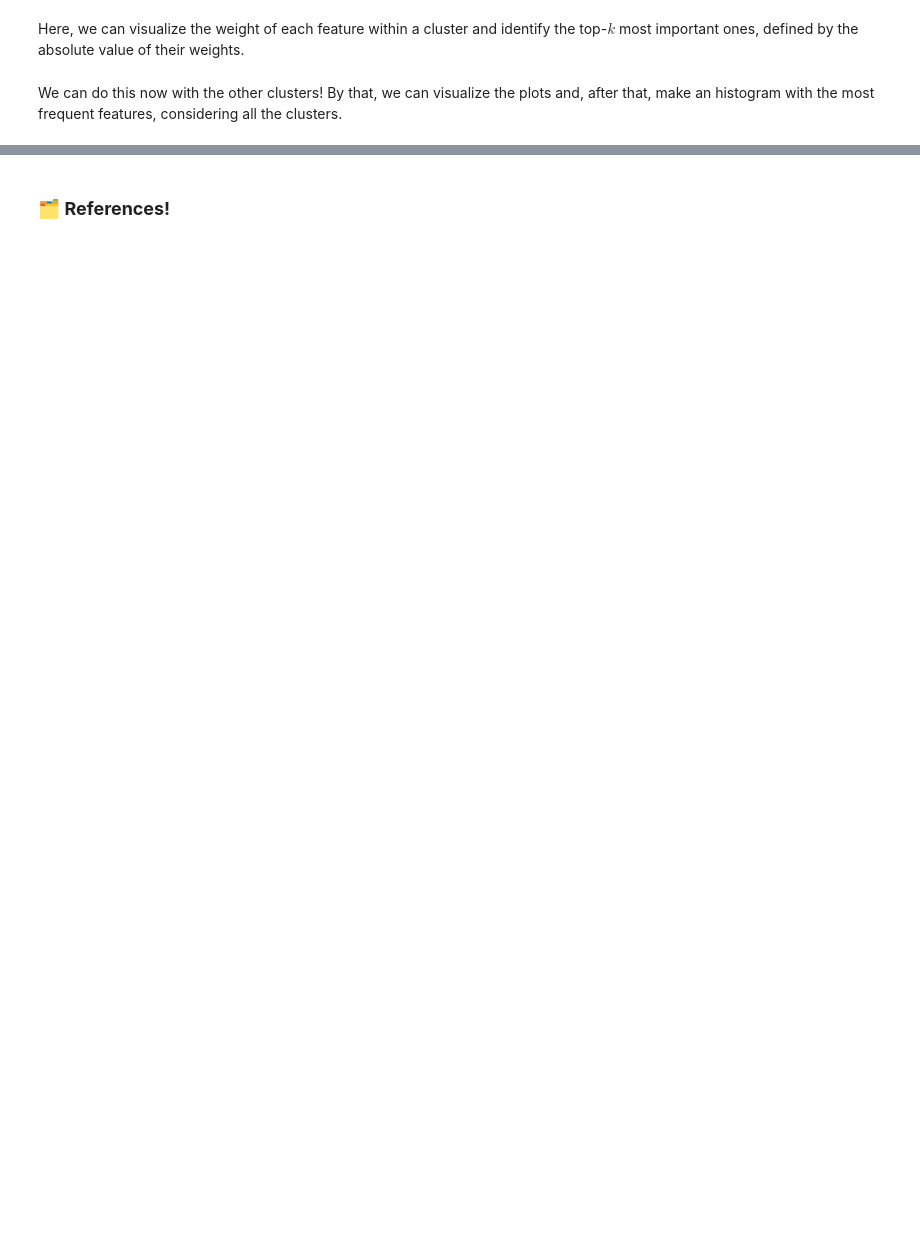
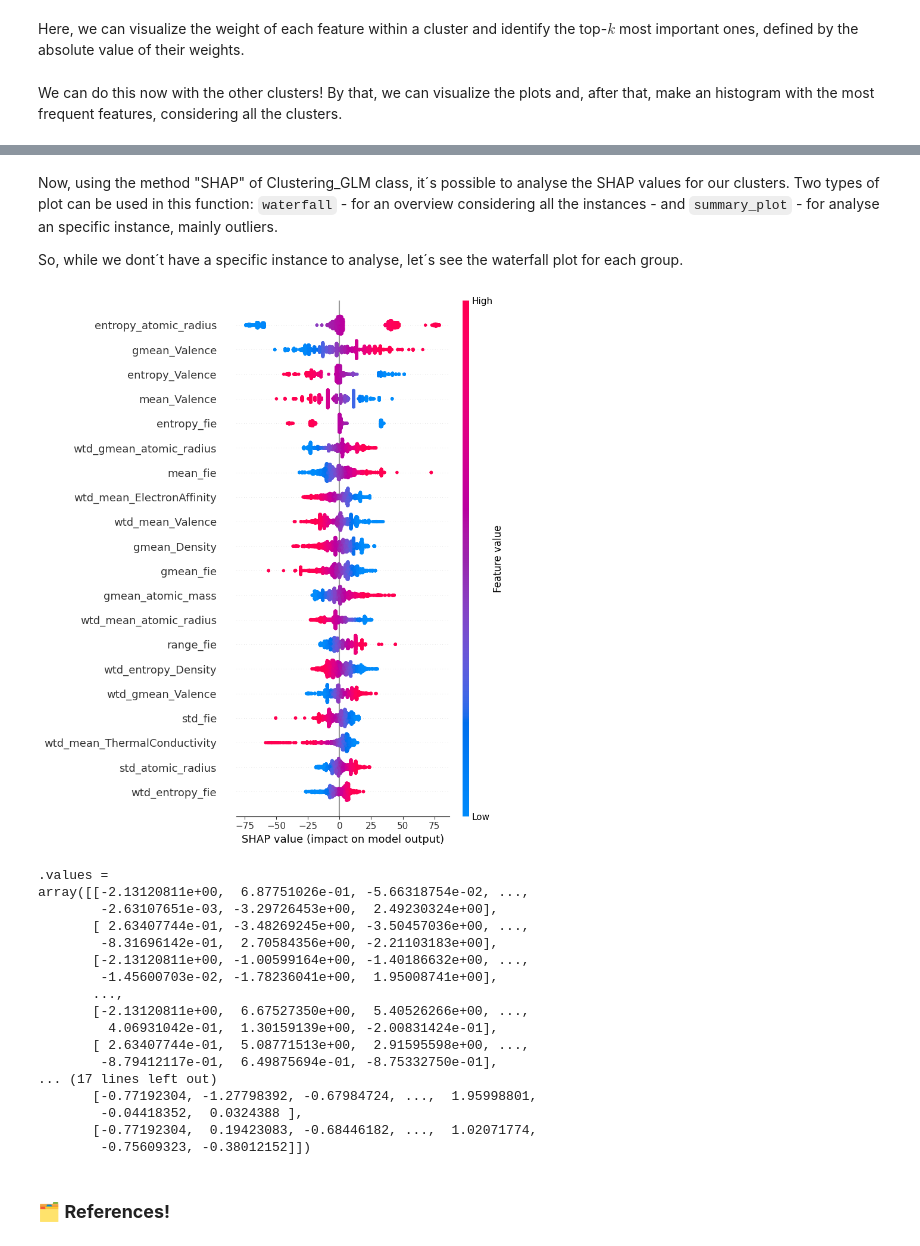
Before and after one commit to CassarGroup/IC---Interpretable-models-for-Tc-prediction, a Jupyter notebook: Other_files/Exploring_intepretability.ipynb, the cells around one changed output, grey strips where cells are left out. Cells and saved outputs as stored; diff of their text form; code cells hidden in the pictures; blank space fills up the shorter version.

```diff
--- a/Other_files/Exploring_intepretability.ipynb
+++ b/Other_files/Exploring_intepretability.ipynb
@@ -203,3 +232,29 @@ It´s interesting to notice that the feature that was considered as the most imp
+# %% [markdown]
+
+Now, using the method "SHAP" of Clustering_GLM class, it´s possible to analyse the SHAP values for our clusters. Two types of plot can be used in this function: ``waterfall`` - for an overview considering all the instances - and ``summary_plot`` - for analyse an specific instance, mainly outliers.
+
+So, while we dont´t have a specific instance to analyse, let´s see the waterfall plot for each group.
+# %%
+glm.shap(cluster=0)
+# %% [output]
+[figure, added]
+.values =
+array([[-2.13120811e+00,  6.87751026e-01, -5.66318754e-02, ...,
+        -2.63107651e-03, -3.29726453e+00,  2.49230324e+00],
+       [ 2.63407744e-01, -3.48269245e+00, -3.50457036e+00, ...,
+        -8.31696142e-01,  2.70584356e+00, -2.21103183e+00],
+       [-2.13120811e+00, -1.00599164e+00, -1.40186632e+00, ...,
+        -1.45600703e-02, -1.78236041e+00,  1.95008741e+00],
+       ...,
+       [-2.13120811e+00,  6.67527350e+00,  5.40526266e+00, ...,
+         4.06931042e-01,  1.30159139e+00, -2.00831424e-01],
+       [ 2.63407744e-01,  5.08771513e+00,  2.91595598e+00, ...,
+        -8.79412117e-01,  6.49875694e-01, -8.75332750e-01],
+... (17 lines left out)
+       [-0.77192304, -1.27798392, -0.67984724, ...,  1.95998801,
+        -0.04418352,  0.0324388 ],
+       [-0.77192304,  0.19423083, -0.68446182, ...,  1.02071774,
+        -0.75609323, -0.38012152]])
 # %% [markdown]
 ### 🗂️ **References!**
 # %% [markdown]
```
Also changed, not shown: parts of 11 cells of this notebook, 4 other files.
